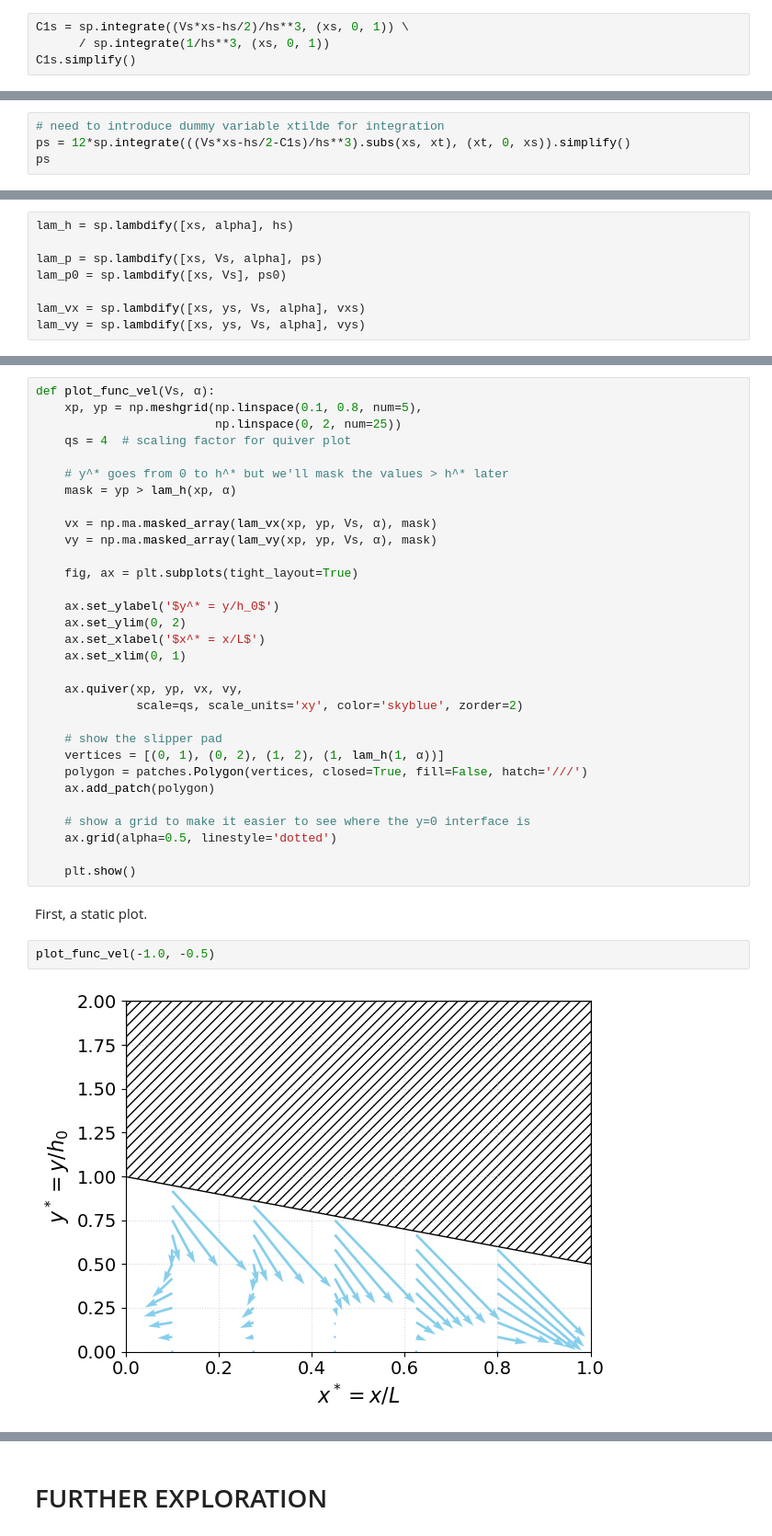
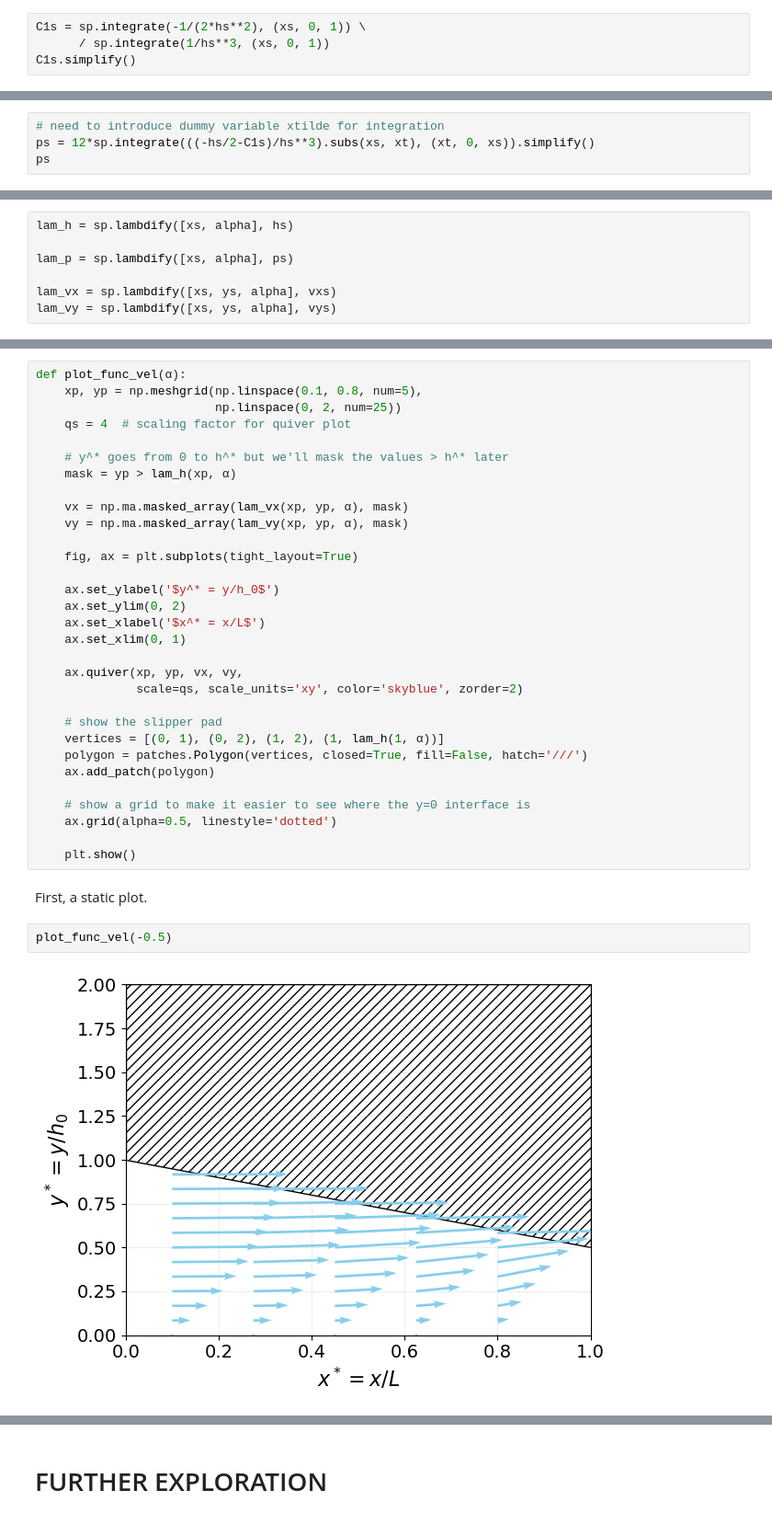
Before and after one commit to ichristov/intermediate-fluid-mechanics, a Jupyter notebook: slipper_pad_bearing.ipynb, the cells around one changed output, grey strips where cells are left out. Shown at 92% size. Saved outputs shown, nothing was run; the diff lists cells and outputs as text.

```diff
--- a/slipper_pad_bearing.ipynb
+++ b/slipper_pad_bearing.ipynb
@@ -134,7 +154,7 @@ hs
 # %% [markdown]
 Starting with the given $h^*(x^*)$ and the formulas above, evaluate $C_1^*$:
 # %%
-C1s = sp.integrate((Vs*xs-hs/2)/hs**3, (xs, 0, 1)) \
+C1s = sp.integrate(-1/(2*hs**2), (xs, 0, 1)) \
       / sp.integrate(1/hs**3, (xs, 0, 1))
 C1s.simplify()
 # %% [output]
@@ -143,6 +163,6 @@ C1s.simplify()
 and $p^*(x^*)$:
 # %%
 # need to introduce dummy variable xtilde for integration
-ps = 12*sp.integrate(((Vs*xs-hs/2-C1s)/hs**3).subs(xs, xt), (xt, 0, xs)).simplify()
+ps = 12*sp.integrate(((-hs/2-C1s)/hs**3).subs(xs, xt), (xt, 0, xs)).simplify()
 ps
 # %% [output]
@@ -212,11 +225,10 @@ Finally, we [`lambdify`](https://docs.sympy.org/latest/modules/utilities/lambdif
 # %%
 lam_h = sp.lambdify([xs, alpha], hs)
 
-lam_p = sp.lambdify([xs, Vs, alpha], ps)
-lam_p0 = sp.lambdify([xs, Vs], ps0)
+lam_p = sp.lambdify([xs, alpha], ps)
 
-lam_vx = sp.lambdify([xs, ys, Vs, alpha], vxs)
-lam_vy = sp.lambdify([xs, ys, Vs, alpha], vys)
+lam_vx = sp.lambdify([xs, ys, alpha], vxs)
+lam_vy = sp.lambdify([xs, ys, alpha], vys)
 # %% [markdown]
 # VISUALIZATION
 # %%
@@ -264,7 +269,7 @@ interact(plot_func,
 # %% [markdown]
 Finally, let's check out the velocity vector ([`quiver`](https://matplotlib.org/stable/gallery/images_contours_and_fields/quiver_simple_demo.html)) plot under the slipper pad.
 # %%
-def plot_func_vel(Vs, α):
+def plot_func_vel(α):
     xp, yp = np.meshgrid(np.linspace(0.1, 0.8, num=5),
                          np.linspace(0, 2, num=25))
     qs = 4  # scaling factor for quiver plot
@@ -272,8 +277,8 @@ def plot_func_vel(Vs, α):
     # y^* goes from 0 to h^* but we'll mask the values > h^* later
     mask = yp > lam_h(xp, α)
 
-    vx = np.ma.masked_array(lam_vx(xp, yp, Vs, α), mask)
-    vy = np.ma.masked_array(lam_vy(xp, yp, Vs, α), mask)
+    vx = np.ma.masked_array(lam_vx(xp, yp, α), mask)
+    vy = np.ma.masked_array(lam_vy(xp, yp, α), mask)
 
     fig, ax = plt.subplots(tight_layout=True)
 
@@ -297,7 +302,7 @@ def plot_func_vel(Vs, α):
 # %% [markdown]
 First, a static plot.
 # %%
-plot_func_vel(-1.0, -0.5)
+plot_func_vel(-0.5)
 # %% [output]
-[figure, old version]
+[figure, new version]
 # %% [markdown]
```
Also changed, not shown: parts of 26 cells of this notebook.
